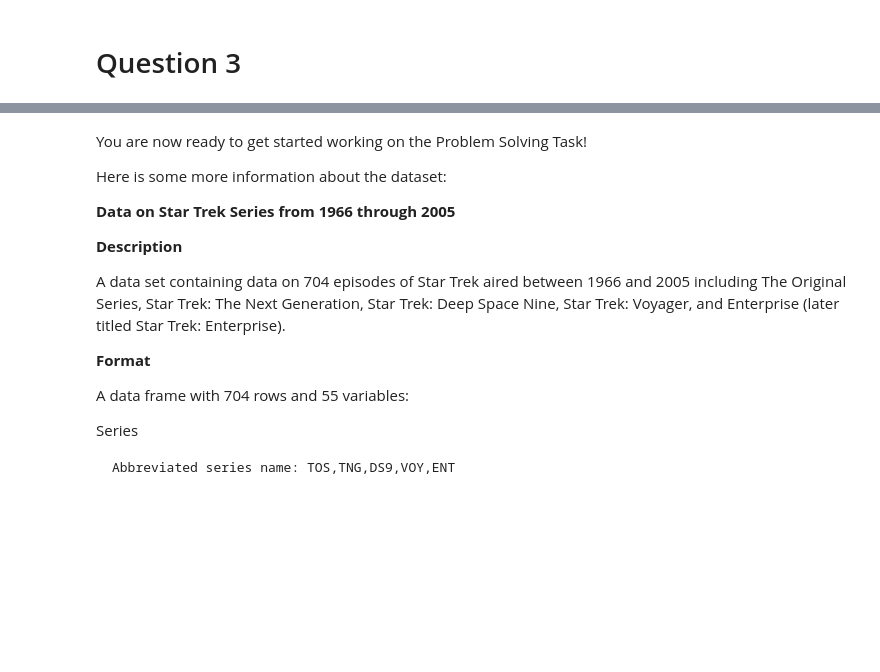
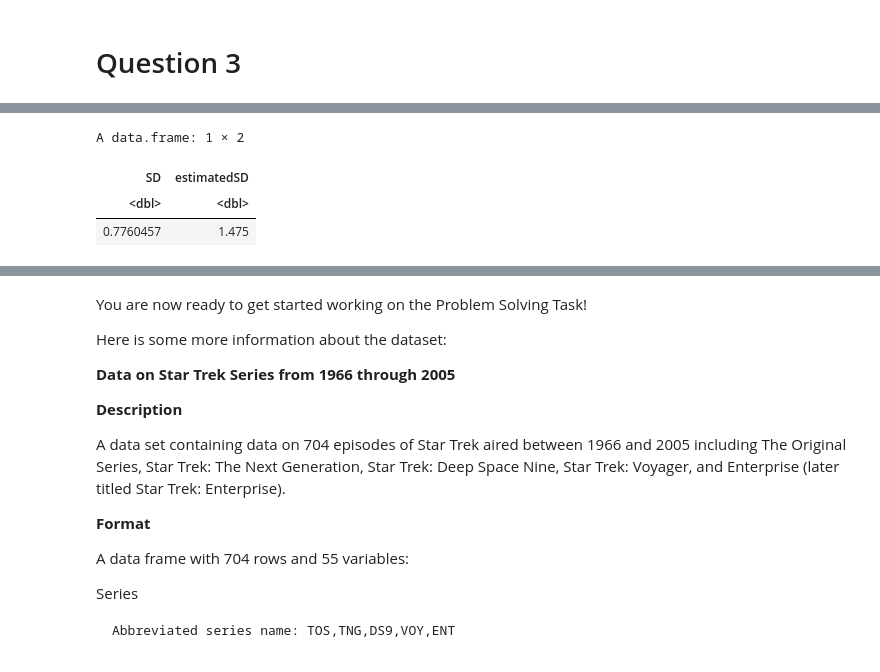
Before and after one commit to BaileyZischke/SpooderMan8.github.io, a Jupyter notebook: notebooks/psts/Assignment1.ipynb, the cells around one changed output, grey strips where cells are left out. Drawn from its saved outputs; the diff is of its cells as text; code cells hidden in the pictures; blank space fills up the shorter version.

```diff
--- a/notebooks/psts/Assignment1.ipynb
+++ b/notebooks/psts/Assignment1.ipynb
@@ -159,0 +181,11 @@ For all 704 episodes of Star Trek, compute the standard deviation of their IMDB
+# %%
+episodes %>%
+  summarise(
+    SD = sd(IMDB.Ranking),
+    estimatedSD = (max(IMDB.Ranking) - min(IMDB.Ranking))/4
+  )
+# %% [output]
+A data.frame: 1 × 2
+| SD | estimatedSD |
+| <dbl> | <dbl> |
+| 0.7760457 | 1.475 |
```
Also changed, not shown: parts of 12 cells of this notebook.
